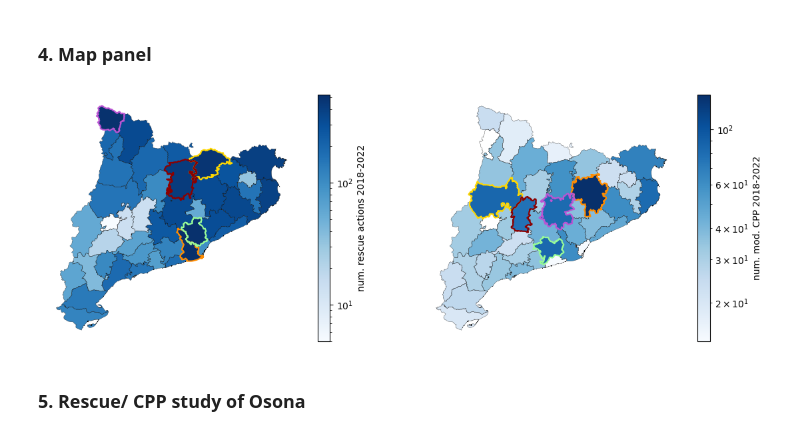
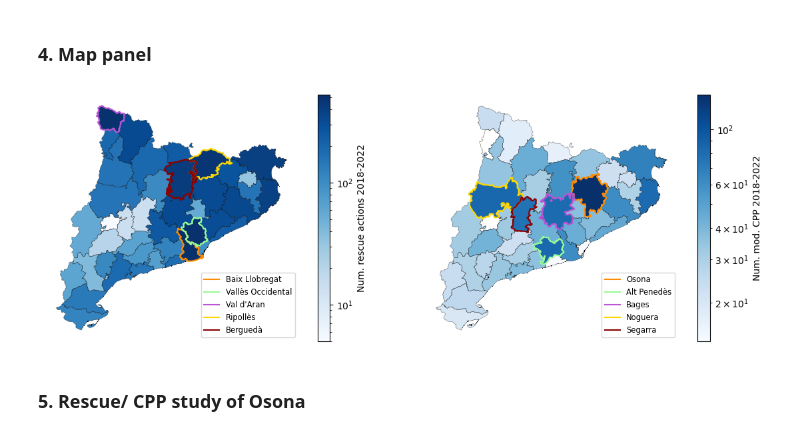
Before and after one commit to belenmvinhas/AVDM_ioib, a Jupyter notebook: ot/civil_protection_plans.ipynb, the cells around one changed output. Cells and saved outputs as stored; diff of their text form; code cells hidden in the pictures.

```diff
--- a/ot/civil_protection_plans.ipynb
+++ b/ot/civil_protection_plans.ipynb
@@ -473,11 +472,6 @@ plt.show()
 # %% [markdown]
 ### 4. Map panel
 # %%
-import matplotlib.pyplot as plt
-from matplotlib.colors import LogNorm
-
-# Assume that you have already imported your data and libraries
-
 # Create a 1x2 subplot grid
 fig, axes = plt.subplots(1, 2, figsize=(12, 4))
 
@@ -501,40 +495,52 @@ merged_rescue_tot_gpd.boundary.plot(ax=ax1, linewidth=0.2, color='black')
 merged_rescue_tot_gpd = merged_rescue_tot_gpd.set_index("NOM_COMARCA")
 merged_rescue_tot_gpd.loc[list(colors.keys()), :].boundary.plot(ax=ax1, color=list(colors.values()), linewidth=1.5)
 merged_rescue_tot_gpd = merged_rescue_tot_gpd.reset_index()
-cbar1 = fig.colorbar(plot1.get_children()[0], ax=ax1, label=r'num. rescue actions 2018-2022')
+cbar1 = fig.colorbar(plot1.get_children()[0], ax=ax1, label=r'Num. rescue actions 2018-2022')
 cb_ax1 = fig.axes[1]
+
+# Add legend for highlighted counties in the first map
+for county, color in colors.items():
+    ax1.plot([], [], color=color, label=county, linewidth=1.5)
 
 # Plot the second set of data (CPP modifications)
 ax2 = axes[1]
 ax2.set_xticks([])
 ax2.set_yticks([])
 ax2.spines['top'].set_color('none')
 ax2.spines['bottom'].set_color('none')
 ax2.spines['right'].set_color('none')
 ax2.spines['left'].set_color('none')
 norm2 = LogNorm()
 
 plot2 = pam_pp_tot_gpd.plot(column='Estat',
                              ax=ax2,
                              legend=False,
                              cmap='Blues',
                              norm=norm2,
                              legend_kwds={'orientation': "horizontal", 'pad': 0.2})
 pam_pp_tot_gpd.boundary.plot(ax=ax2, linewidth=0.2, color='black')
 pam_pp_tot_gpd = pam_pp_tot_gpd.set_index("NOM_COMARCA")
 pam_pp_tot_gpd.loc[list(colors2.keys()), :].boundary.plot(ax=ax2, color=list(colors2.values()), linewidth=1.5)
 pam_pp_tot_gpd = pam_pp_tot_gpd.reset_index()
-cbar2 = fig.colorbar(plot2.get_children()[0], ax=ax2, label=r'num. mod. CPP 2018-2022')
+cbar2 = fig.colorbar(plot2.get_children()[0], ax=ax2, label=r'Num. mod. CPP 2018-2022')
 cb_ax2 = fig.axes[1]
+
+# Add legend for highlighted counties in the second map
+for county, color in colors2.items():
+    ax2.plot([], [], color=color, label=county, linewidth=1.5)
+
+# Add individual legends for each map with reduced size and at lower left
+ax1.legend(loc='lower right', fontsize='small')
+ax2.legend(loc='lower right', fontsize='small')
 
 # Adjust layout to prevent overlap
 plt.tight_layout()
 
 # Save or show the figure
 plt.savefig('figures/merged_maps_plot.pdf')
 plt.show()
 # %% [output]
-[figure, old version]
+[figure, new version]
 # %% [markdown]
 ### 5. Rescue/ CPP study of Osona
 # %% [markdown]
```
Also changed, not shown: parts of 6 cells of this notebook, 13 other files.
